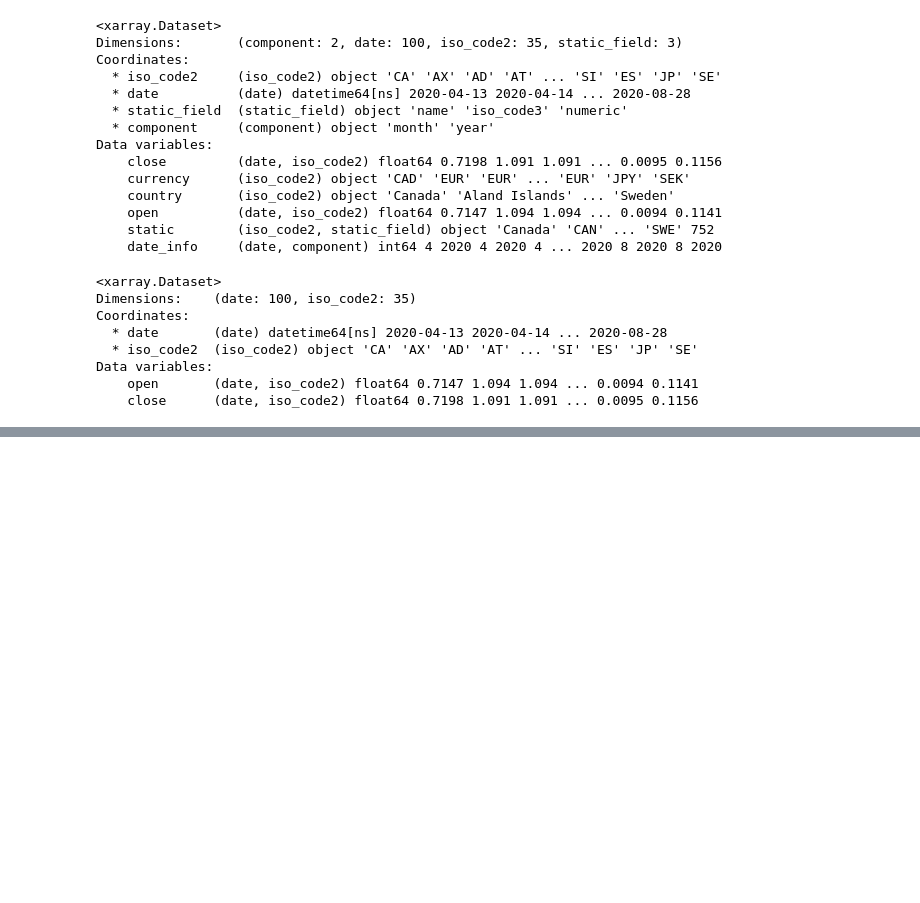
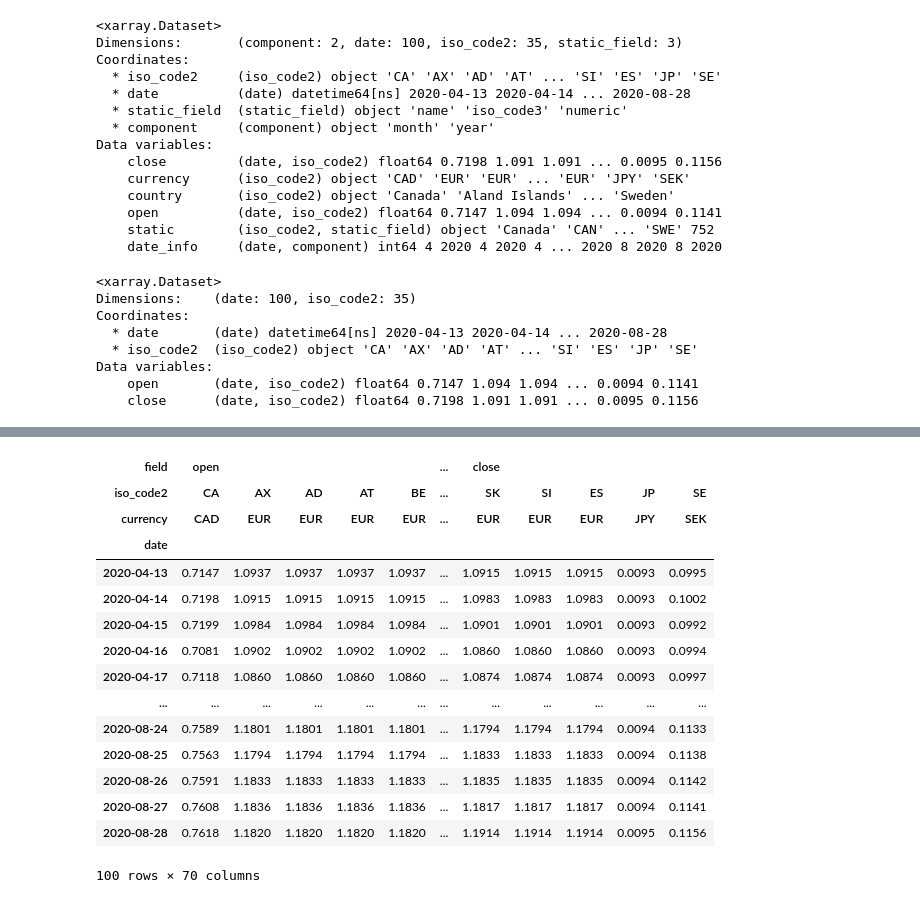
Before and after one commit to ghost368/notebooks, a Jupyter notebook: notebooks/pandas_xarray_guide.ipynb, the cells around one changed output, grey strips where cells are left out. Drawn from its saved outputs; the diff is of its cells as text; code cells hidden in the pictures; blank space fills up the shorter version.

```diff
--- a/notebooks/pandas_xarray_guide.ipynb
+++ b/notebooks/pandas_xarray_guide.ipynb
@@ -1396,0 +1415,22 @@ Data variables:
+# %%
+# selecting column level second field - want to create column multiindex
+df_tmp = dst[['open', 'close', 'currency']].to_dataframe()
+df_tmp.columns.name = 'field'  # add name to the unique column level formed from dataset variables
+df_tmp.reset_index().set_index(df_tmp.index.names + ['currency']).unstack(['iso_code2', 'currency'])
+# %% [output]
+| field | open |  |  |  |  | ... | close |  |  |  |  |
+| iso_code2 | CA | AX | AD | AT | BE | ... | SK | SI | ES | JP | SE |
+| currency | CAD | EUR | EUR | EUR | EUR | ... | EUR | EUR | EUR | JPY | SEK |
+| date |  |  |  |  |  |  |  |  |  |  |  |
+| 2020-04-13 | 0.7147 | 1.0937 | 1.0937 | 1.0937 | 1.0937 | ... | 1.0915 | 1.0915 | 1.0915 | 0.0093 | 0.0995 |
+| 2020-04-14 | 0.7198 | 1.0915 | 1.0915 | 1.0915 | 1.0915 | ... | 1.0983 | 1.0983 | 1.0983 | 0.0093 | 0.1002 |
+| 2020-04-15 | 0.7199 | 1.0984 | 1.0984 | 1.0984 | 1.0984 | ... | 1.0901 | 1.0901 | 1.0901 | 0.0093 | 0.0992 |
+| 2020-04-16 | 0.7081 | 1.0902 | 1.0902 | 1.0902 | 1.0902 | ... | 1.0860 | 1.0860 | 1.0860 | 0.0093 | 0.0994 |
+| 2020-04-17 | 0.7118 | 1.0860 | 1.0860 | 1.0860 | 1.0860 | ... | 1.0874 | 1.0874 | 1.0874 | 0.0093 | 0.0997 |
+| ... | ... | ... | ... | ... | ... | ... | ... | ... | ... | ... | ... |
+| 2020-08-24 | 0.7589 | 1.1801 | 1.1801 | 1.1801 | 1.1801 | ... | 1.1794 | 1.1794 | 1.1794 | 0.0094 | 0.1133 |
+| 2020-08-25 | 0.7563 | 1.1794 | 1.1794 | 1.1794 | 1.1794 | ... | 1.1833 | 1.1833 | 1.1833 | 0.0094 | 0.1138 |
+| 2020-08-26 | 0.7591 | 1.1833 | 1.1833 | 1.1833 | 1.1833 | ... | 1.1835 | 1.1835 | 1.1835 | 0.0094 | 0.1142 |
+| 2020-08-27 | 0.7608 | 1.1836 | 1.1836 | 1.1836 | 1.1836 | ... | 1.1817 | 1.1817 | 1.1817 | 0.0094 | 0.1141 |
+| 2020-08-28 | 0.7618 | 1.1820 | 1.1820 | 1.1820 | 1.1820 | ... | 1.1914 | 1.1914 | 1.1914 | 0.0095 | 0.1156 |
+100 rows × 70 columns
```
Also changed, not shown: parts of 1 cell of this notebook.
